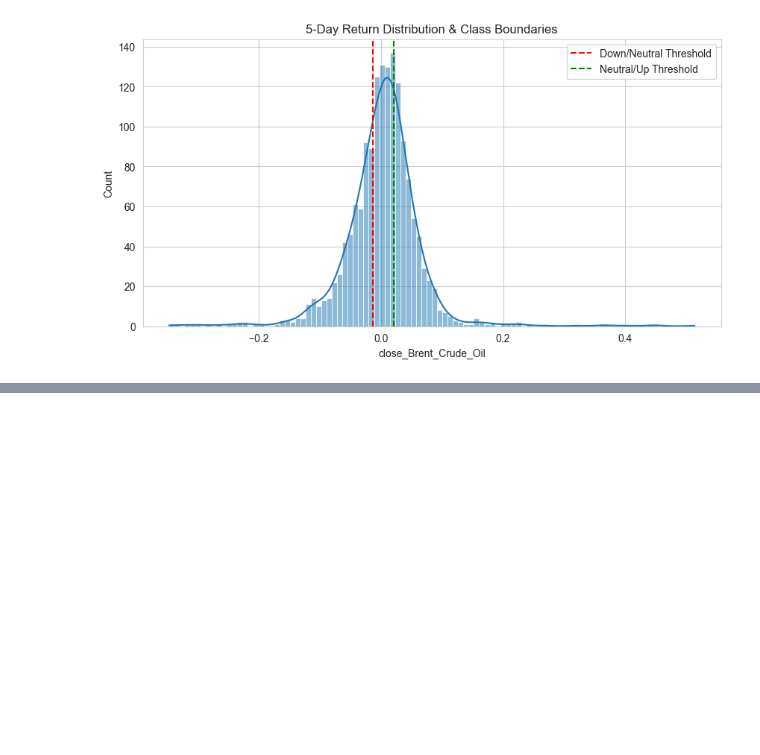
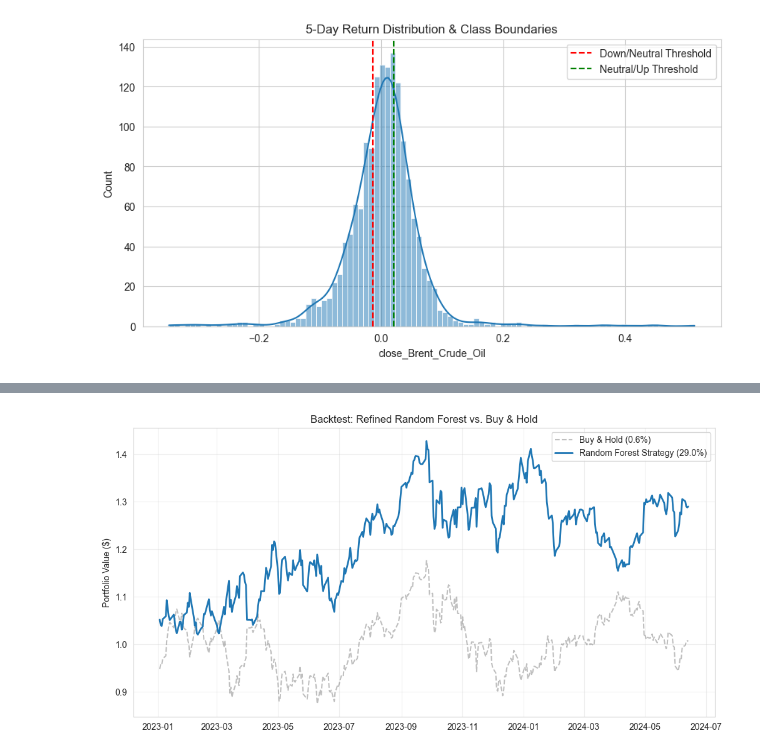
Before and after one commit to adbayre/Commodities-Price-Prediction, a Jupyter notebook: commodities_project.ipynb, the cells around one changed output, grey strips where cells are left out. Cells and saved outputs as stored; diff of their text form; code cells hidden in the pictures; blank space fills up the shorter version.

Commit message:
mega update backtest and results

```diff
--- a/commodities_project.ipynb
+++ b/commodities_project.ipynb
@@ -1441,0 +1447,80 @@ weighted avg       0.34      0.34      0.28       366
+# %%
+import matplotlib.pyplot as plt
+import pandas as pd
+import numpy as np
+
+# 1. GET PREDICTIONS (From Refined Random Forest)
+# ---------------------------------------------------------
+# We use the 'small' test set because rf_refined was trained on Top 20 features
+y_pred_backtest = rf_refined.predict(X_test_small)
+
+# 2. SETUP BACKTEST DATAFRAME
+# ---------------------------------------------------------
+# Create a copy of the test period data
+df_bt_rf = df_rf.loc[mask_test].copy()
+
+# Sort by date to be safe
+if 'date' in df_bt_rf.columns:
+    df_bt_rf = df_bt_rf.sort_values('date')
+else:
+    df_bt_rf = df_bt_rf.sort_index()
+
+# Add Model Predictions
+df_bt_rf['Pred_Class'] = y_pred_backtest
+
+# Reconstruct Daily Returns for P&L (Next Day's Return)
+price_col = 'close_Brent_Crude_Oil'
+df_bt_rf['Actual_Daily_Return'] = df_bt_rf[price_col].pct_change().shift(-1)
+
+# 3. APPLY STRATEGY LOGIC
+# ---------------------------------------------------------
+# Map: 2 (UP) -> Long, 0 (DOWN) -> Short, 1 (NEUTRAL) -> Hold
+df_bt_rf['Position'] = df_bt_rf['Pred_Class'].map({2: 1, 0: -1, 1: np.nan})
+
+# Hold Logic: Forward fill previous position
+# (If start is Neutral, fill with 0/Cash)
+df_bt_rf['Position'] = df_bt_rf['Position'].ffill().fillna(0)
+
+# Calculate Returns
+df_bt_rf['Strategy_Return'] = df_bt_rf['Position'] * df_bt_rf['Actual_Daily_Return']
+
+# 4. EQUITY CURVE
+# ---------------------------------------------------------
+df_bt_rf['Equity_BuyHold'] = (1 + df_bt_rf['Actual_Daily_Return']).cumprod()
+df_bt_rf['Equity_RF_Strategy'] = (1 + df_bt_rf['Strategy_Return']).cumprod()
+
+# Drop last row (NaN due to shift)
+df_bt_rf = df_bt_rf.dropna(subset=['Equity_RF_Strategy'])
+
+# 5. VISUALIZATION
+# ---------------------------------------------------------
+# Metrics
+final_bh = df_bt_rf['Equity_BuyHold'].iloc[-1]
+final_rf = df_bt_rf['Equity_RF_Strategy'].iloc[-1]
+ret_bh = (final_bh - 1) * 100
+ret_rf = (final_rf - 1) * 100
+
+print(f"--- Random Forest Backtest Results ---")
+print(f"Buy & Hold Final:   ${final_bh:.2f} ({ret_bh:.1f}%)")
+print(f"RF Strategy Final:  ${final_rf:.2f} ({ret_rf:.1f}%)")
+
+# Plot
+plt.figure(figsize=(12, 6))
+plot_date = df_bt_rf['date'] if 'date' in df_bt_rf.columns else df_bt_rf.index
+
+plt.plot(plot_date, df_bt_rf['Equity_BuyHold'],
+         label=f'Buy & Hold ({ret_bh:.1f}%)', color='gray', alpha=0.5, linestyle='--')
+
+plt.plot(plot_date, df_bt_rf['Equity_RF_Strategy'],
+         label=f'Random Forest Strategy ({ret_rf:.1f}%)', color='#1f77b4', linewidth=2)
+
+plt.title('Backtest: Refined Random Forest vs. Buy & Hold')
+plt.ylabel('Portfolio Value ($)')
+plt.legend()
+plt.grid(True, alpha=0.3)
+plt.show()
+
+# Stats
+print("\nTrade Analysis (Days):")
+print(df_bt_rf['Position'].value_counts())
+# %% [output]
@@ -1441,0 +1530 @@ weighted avg       0.34      0.34      0.28       366
+[figure, added]
```
Also changed, not shown: parts of 9 cells of this notebook.
